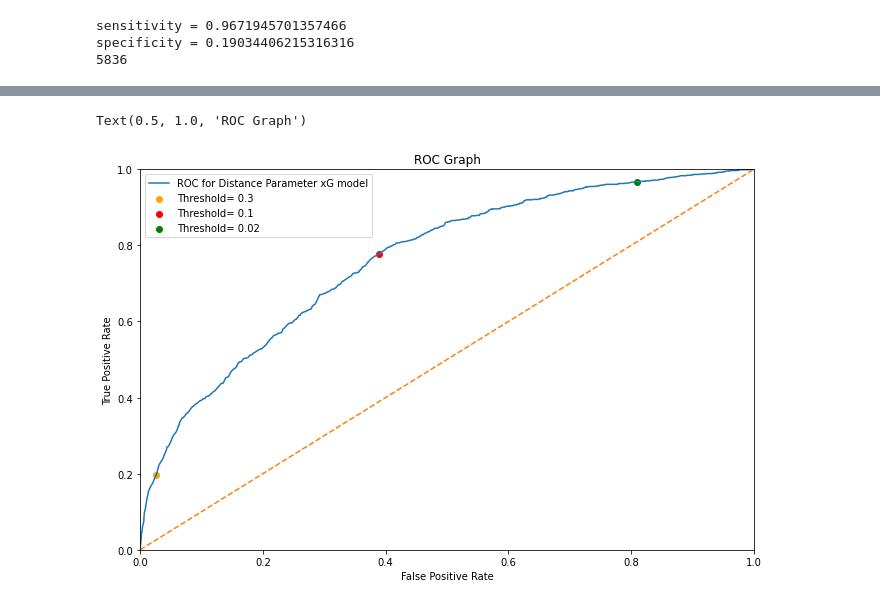
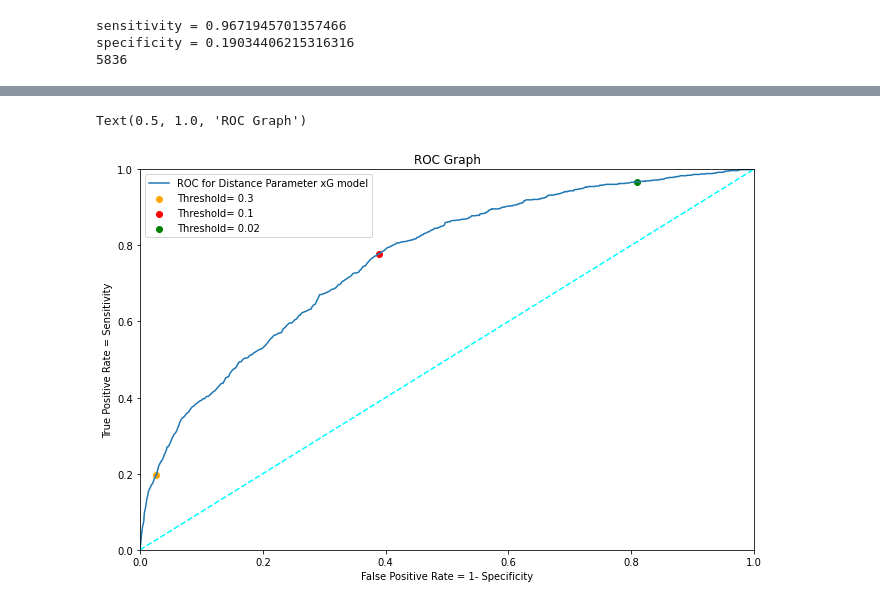
Before and after one commit to iandragulet/xG_Model_Workflow, a Jupyter notebook: xG_model_part2.ipynb, the cells around one changed output, grey strips where cells are left out. Saved outputs shown, nothing was run; the diff lists cells and outputs as text; code cells hidden in the pictures.

```diff
--- a/xG_model_part2.ipynb
+++ b/xG_model_part2.ipynb
@@ -852,21 +896,21 @@ specificity = 0.19034406215316316
 # %%
 from sklearn.metrics import roc_curve
 fig, axes = plt.subplots(figsize=(11,7))
 y_score = lgm_dis.decision_function(x_test_dis)
 fpr, tpr, _  = roc_curve(y_test_dis,y_score, pos_label=lgm_dis.classes_[1])
 plt.plot(fpr,tpr,label='ROC for Distance Parameter xG model')
 
 plt.scatter(1-specificity_3,sensitivity_3,c='orange',label='Threshold= 0.3')
 plt.scatter(1-specificity_10,sensitivity_10,c='red',label='Threshold= 0.1')
 plt.scatter(1-specificity_02,sensitivity_02,c='green',label='Threshold= 0.02')
 y_45 = np.linspace(0,1,100)
-plt.plot(y_45,y_45,linestyle='dashed')
+plt.plot(y_45,y_45,linestyle='dashed',c='cyan')
 plt.legend()
 plt.xlim([0, 1])
 plt.ylim([0, 1])
-plt.xlabel('False Positive Rate')
-plt.ylabel('True Positive Rate')
+plt.xlabel('False Positive Rate = 1- Specificity')
+plt.ylabel('True Positive Rate = Sensitivity')
 plt.title('ROC Graph')
 # %% [output]
 Text(0.5, 1.0, 'ROC Graph')
-[figure, old version]
+[figure, new version]
```
Also changed, not shown: parts of 47 cells of this notebook.
